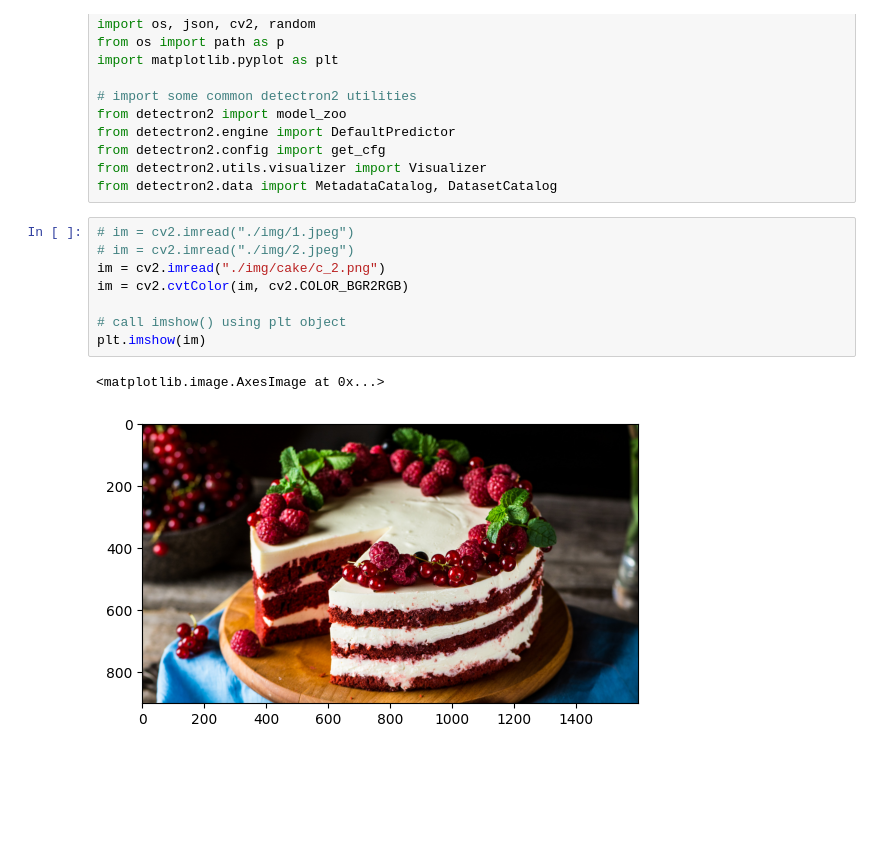
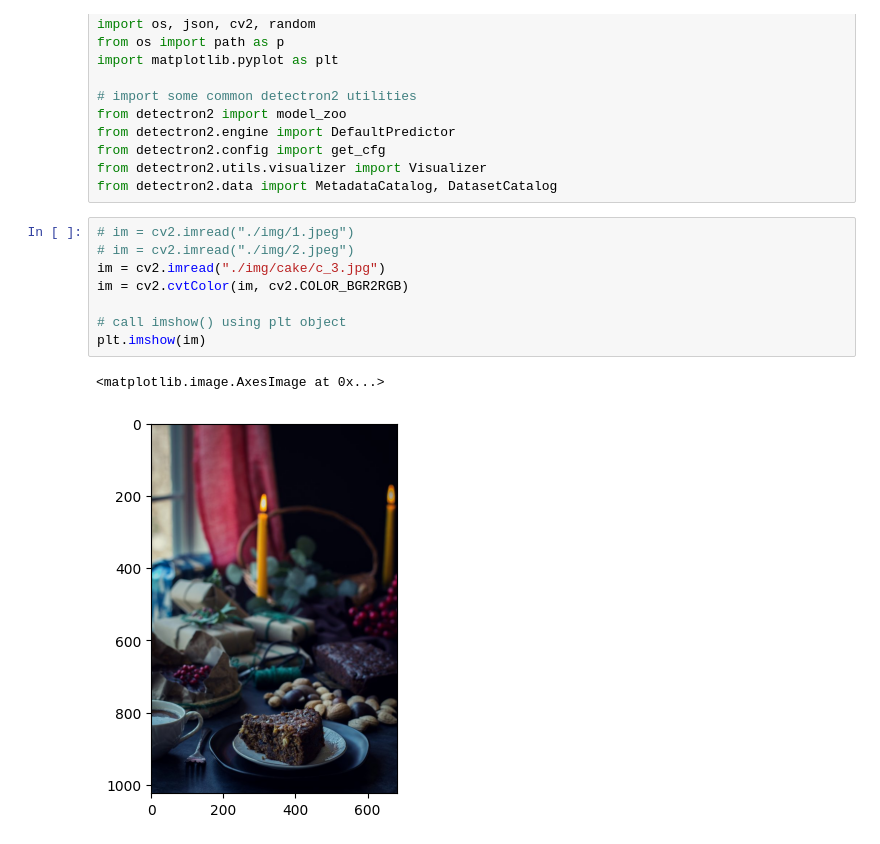
Before and after one commit to PHUICMT/boxjourney-research, a Jupyter notebook: ObjectDetection.ipynb, the cells around one changed output. Cells and saved outputs as stored; diff of their text form; blank space fills up the shorter version.

```diff
--- a/ObjectDetection.ipynb
+++ b/ObjectDetection.ipynb
@@ -80,14 +80,14 @@ from detectron2.data import MetadataCatalog, DatasetCatalog
 # %%
 # im = cv2.imread("./img/1.jpeg")
 # im = cv2.imread("./img/2.jpeg")
-im = cv2.imread("./img/cake/c_2.png")
+im = cv2.imread("./img/cake/c_3.jpg")
 im = cv2.cvtColor(im, cv2.COLOR_BGR2RGB)
 
 # call imshow() using plt object
 plt.imshow(im)
 # %% [output]
 <matplotlib.image.AxesImage at 0x...>
-[figure, old version]
+[figure, new version]
 # %%
 cfg = get_cfg()
 # add project-specific config (e.g., TensorMask) here if you're not running a model in detectron2's core library
```
Also changed, not shown: parts of 6 cells of this notebook.
